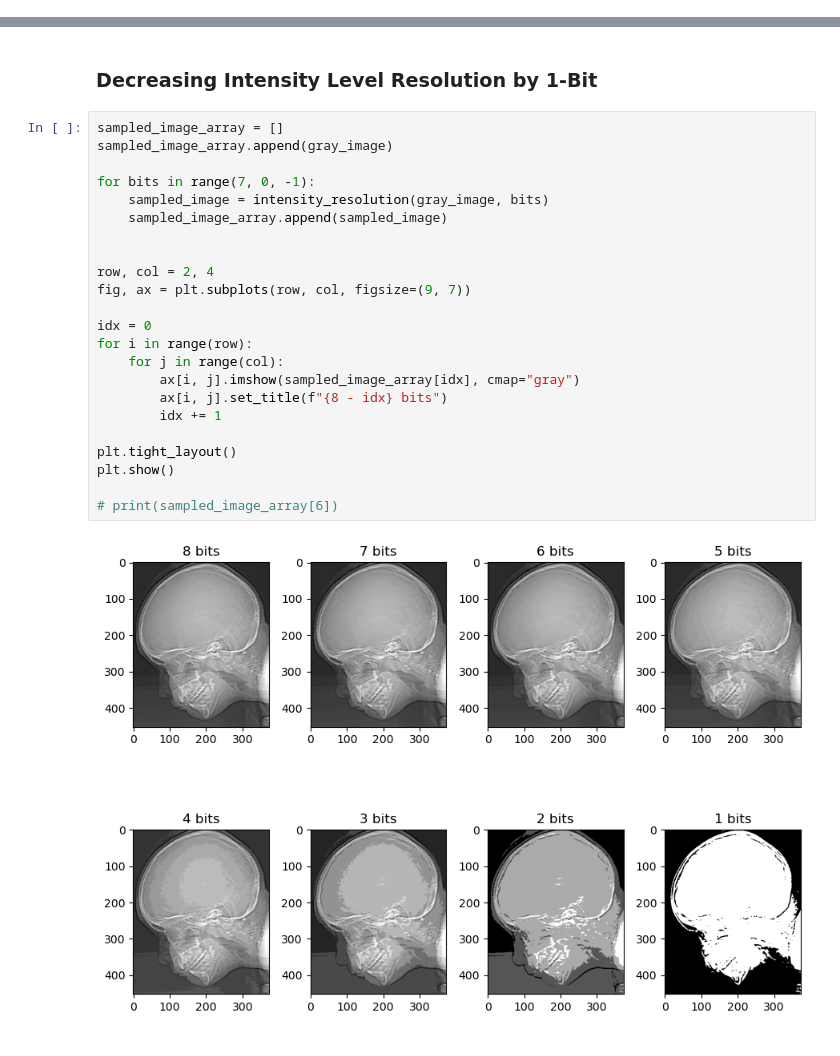
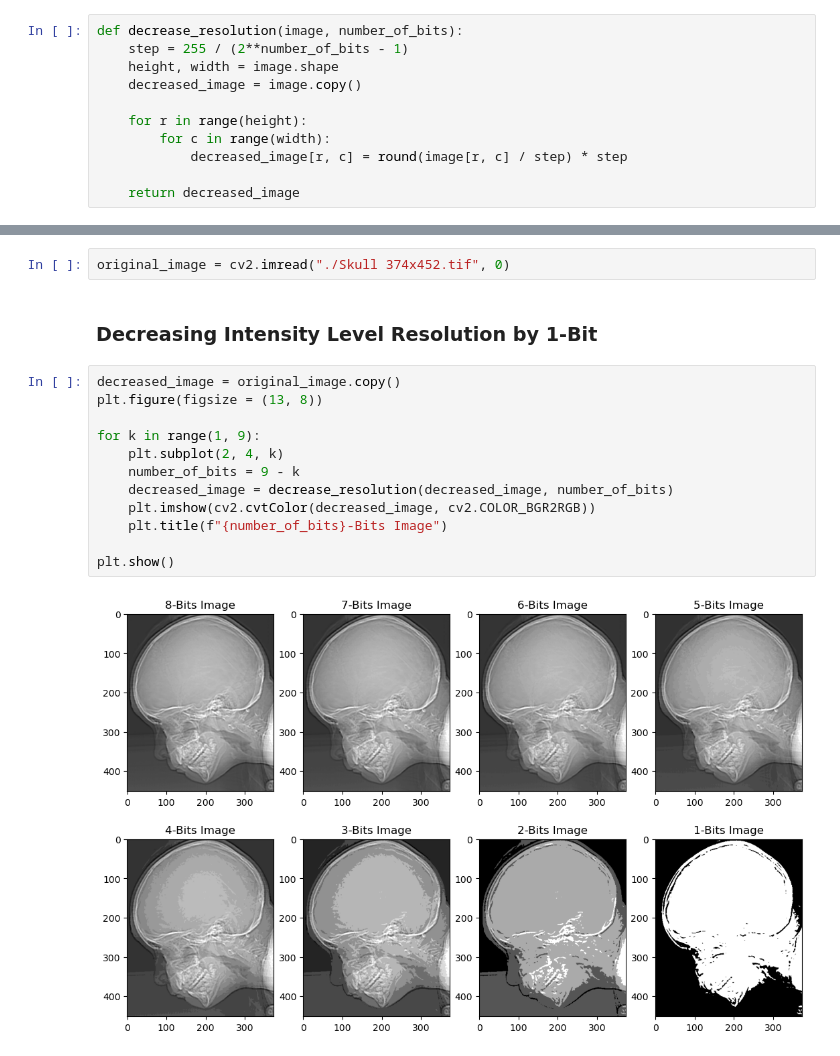
Before and after one commit to ForhanShahriarFahim/Digital-Image-Processing-Lab, a Jupyter notebook: Problem-1/1(b) Decrease Intensity Resolution.ipynb, the cells around one changed output, grey strips where cells are left out. Drawn from its saved outputs; the diff is of its cells as text.

Commit message:
Digital Image Processing

```diff
--- a/Problem-1/1(b) Decrease Intensity Resolution.ipynb
+++ b/Problem-1/1(b) Decrease Intensity Resolution.ipynb
@@ -18,2 +11,13 @@ def intensity_resolution(image, bits):
+# %%
+def decrease_resolution(image, number_of_bits):
+    step = 255 / (2**number_of_bits - 1)
+    height, width = image.shape
+    decreased_image = image.copy()
+
+    for r in range(height):
+        for c in range(width):
+            decreased_image[r, c] = round(image[r, c] / step) * step
+
+    return decreased_image
 # %% [markdown]
 ### Loading the Original Image
@@ -24,27 +24,18 @@ gray_image = cv2.cvtColor(rgb_image, cv2.COLOR_RGB2GRAY)
+# %%
+original_image = cv2.imread("./Skull 374x452.tif", 0)
 # %% [markdown]
 ### Decreasing Intensity Level Resolution by 1-Bit
-# %%
-sampled_image_array = []
-sampled_image_array.append(gray_image)
-
-for bits in range(7, 0, -1):
-    sampled_image = intensity_resolution(gray_image, bits)
-    sampled_image_array.append(sampled_image)
-
-
-row, col = 2, 4
-fig, ax = plt.subplots(row, col, figsize=(9, 7))
-
-idx = 0
-for i in range(row):
-    for j in range(col):
-        ax[i, j].imshow(sampled_image_array[idx], cmap="gray")
-        ax[i, j].set_title(f"{8 - idx} bits")
-        idx += 1
-
-plt.tight_layout()
-plt.show()
-
-# print(sampled_image_array[6])
-# %% [output]
-[figure, removed]
+# %%
+decreased_image = original_image.copy()
+plt.figure(figsize = (13, 8))
+
+for k in range(1, 9):
+    plt.subplot(2, 4, k)
+    number_of_bits = 9 - k
+    decreased_image = decrease_resolution(decreased_image, number_of_bits)
+    plt.imshow(cv2.cvtColor(decreased_image, cv2.COLOR_BGR2RGB))
+    plt.title(f"{number_of_bits}-Bits Image")
+
+plt.show()
+# %% [output]
+[figure, added]
```
Also changed, not shown: parts of 2 cells of this notebook, 3 other files.
